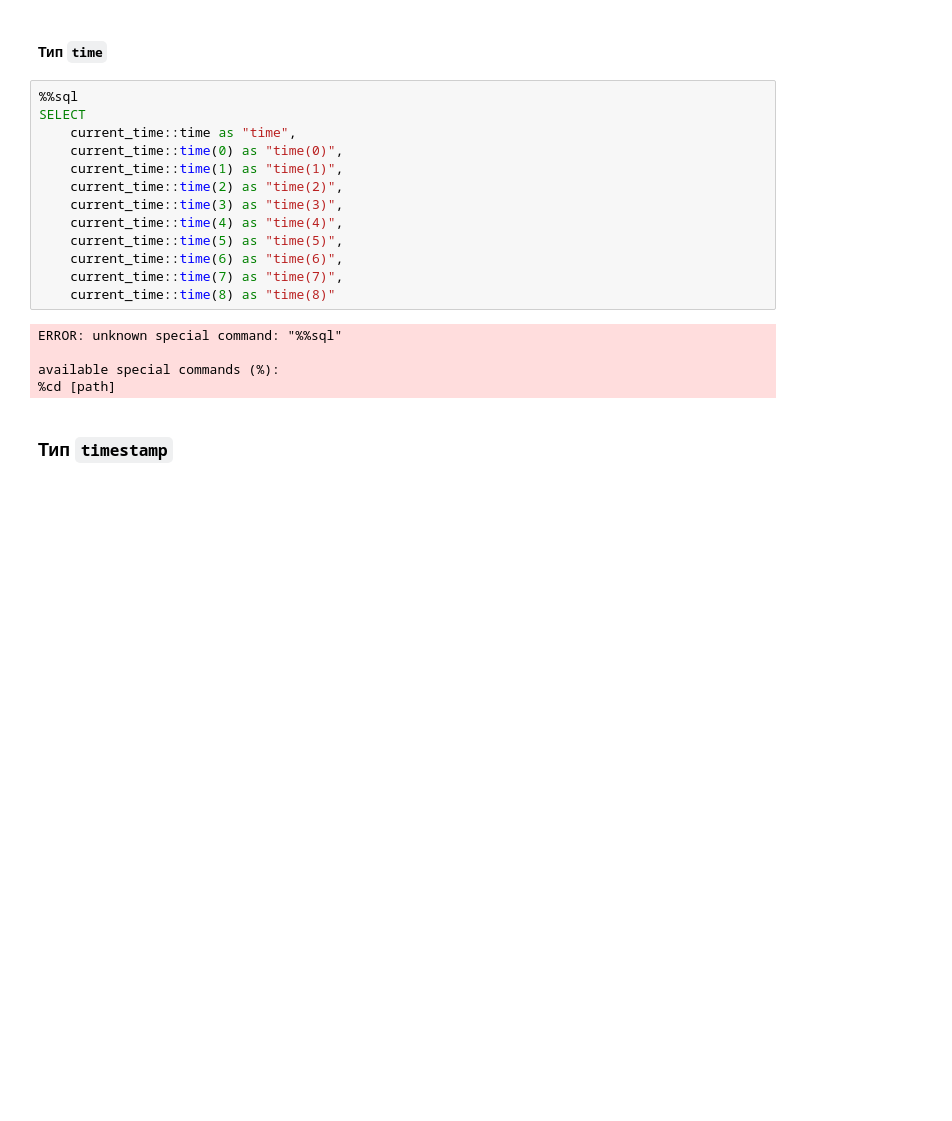
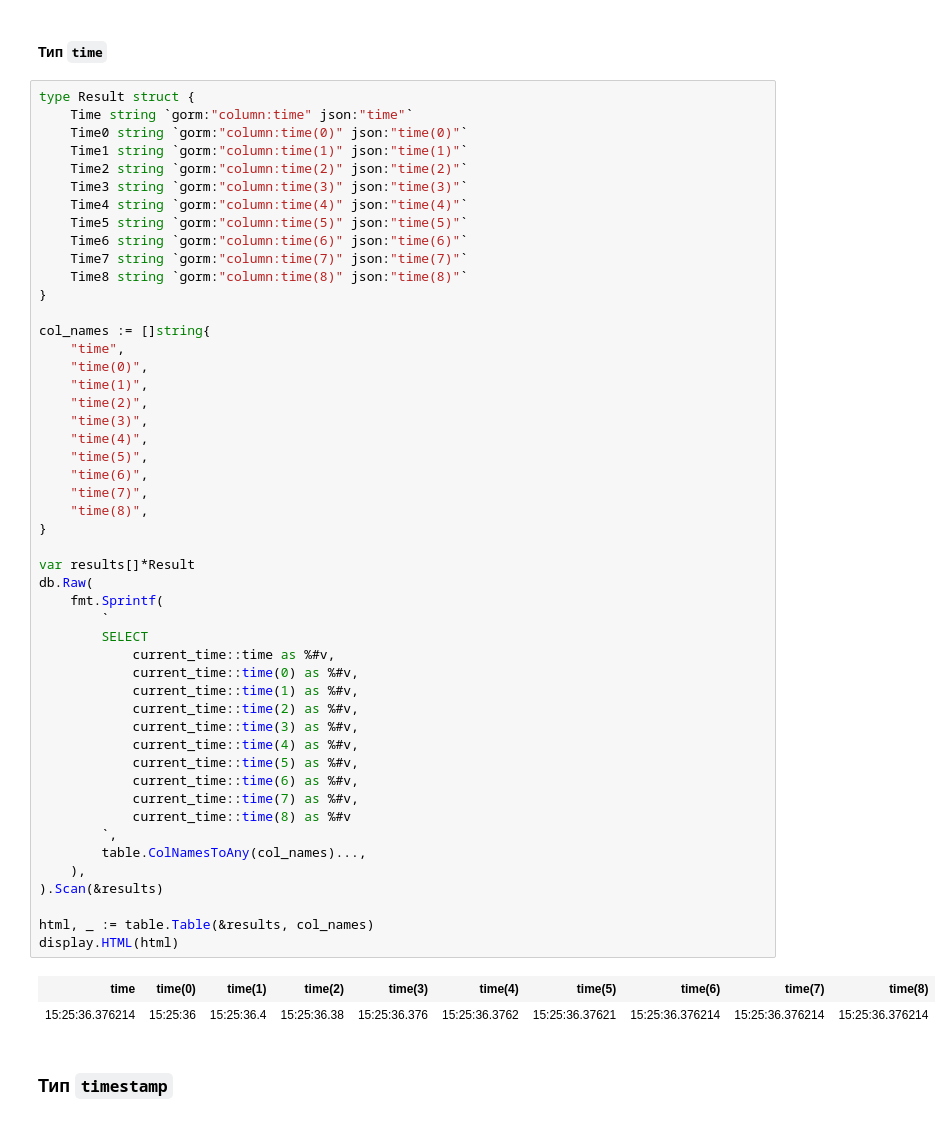
Before and after one commit to vowatchka/postgres_basic, a Jupyter notebook: practices/4_postgres_datatypes/gorm.ipynb, the cells around one changed output. Cells and saved outputs as stored; diff of their text form; blank space fills up the shorter version.

```diff
--- a/practices/4_postgres_datatypes/gorm.ipynb
+++ b/practices/4_postgres_datatypes/gorm.ipynb
@@ -713,23 +747,57 @@ available special commands (%):
 # %% [markdown]
 #### Тип `time`
 # %%
-%%sql
-SELECT
-    current_time::time as "time",
-    current_time::time(0) as "time(0)",
-    current_time::time(1) as "time(1)",
-    current_time::time(2) as "time(2)",
-    current_time::time(3) as "time(3)",
-    current_time::time(4) as "time(4)",
-    current_time::time(5) as "time(5)",
-    current_time::time(6) as "time(6)",
-    current_time::time(7) as "time(7)",
-    current_time::time(8) as "time(8)"
+type Result struct {
+    Time string `gorm:"column:time" json:"time"`
+    Time0 string `gorm:"column:time(0)" json:"time(0)"`
+    Time1 string `gorm:"column:time(1)" json:"time(1)"`
+    Time2 string `gorm:"column:time(2)" json:"time(2)"`
+    Time3 string `gorm:"column:time(3)" json:"time(3)"`
+    Time4 string `gorm:"column:time(4)" json:"time(4)"`
+    Time5 string `gorm:"column:time(5)" json:"time(5)"`
+    Time6 string `gorm:"column:time(6)" json:"time(6)"`
+    Time7 string `gorm:"column:time(7)" json:"time(7)"`
+    Time8 string `gorm:"column:time(8)" json:"time(8)"`
+}
+
+col_names := []string{
+    "time",
+    "time(0)",
+    "time(1)",
+    "time(2)",
+    "time(3)",
+    "time(4)",
+    "time(5)",
+    "time(6)",
+    "time(7)",
+    "time(8)",
+}
+
+var results[]*Result
+db.Raw(
+    fmt.Sprintf(
+        `
+        SELECT
+            current_time::time as %#v,
+            current_time::time(0) as %#v,
+            current_time::time(1) as %#v,
+            current_time::time(2) as %#v,
+            current_time::time(3) as %#v,
+            current_time::time(4) as %#v,
+            current_time::time(5) as %#v,
+            current_time::time(6) as %#v,
+            current_time::time(7) as %#v,
+            current_time::time(8) as %#v
+        `,
+        table.ColNamesToAny(col_names)...,
+    ),
+).Scan(&results)
+
+html, _ := table.Table(&results, col_names)
+display.HTML(html)
 # %% [output]
-ERROR: unknown special command: "%%sql"
-
-available special commands (%):
-%cd [path]
+| time | time(0) | time(1) | time(2) | time(3) | time(4) | time(5) | time(6) | time(7) | time(8) |
+| 15:25:36.376214 | 15:25:36 | 15:25:36.4 | 15:25:36.38 | 15:25:36.376 | 15:25:36.3762 | 15:25:36.37621 | 15:25:36.376214 | 15:25:36.376214 | 15:25:36.376214 |
 # %% [markdown]
 ### Тип `timestamp`
 # %%
```
Also changed, not shown: parts of 21 cells of this notebook.
